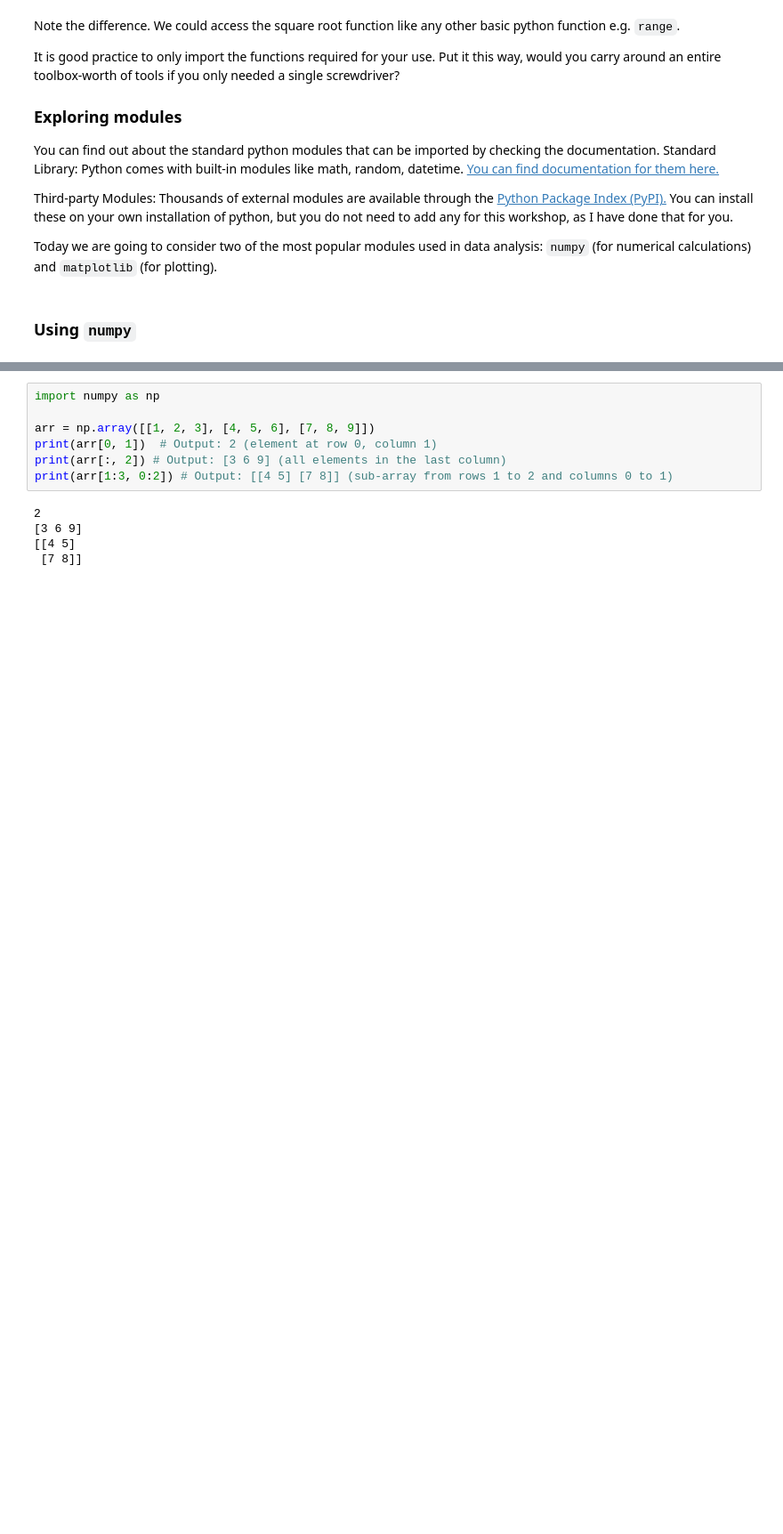
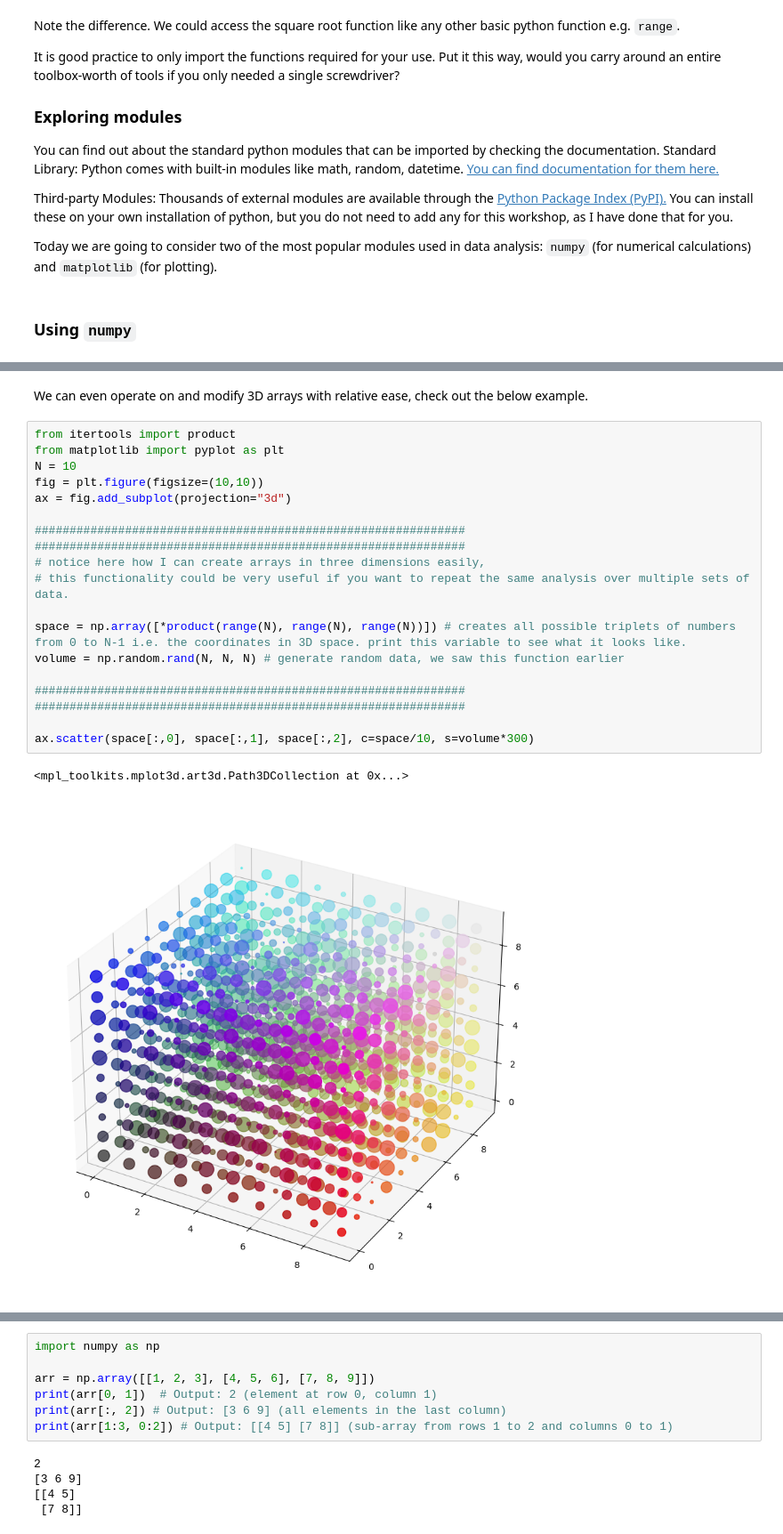
Before and after one commit to guspettey/B4-python-workspace, a Jupyter notebook: Session-2/Session-2.ipynb, the cells around one changed output, grey strips where cells are left out. Shown: that part at 89% size. Cells and saved outputs as stored; diff of their text form; blank space fills up the shorter version.

```diff
--- a/Session-2/Session-2.ipynb
+++ b/Session-2/Session-2.ipynb
@@ -77,0 +120,24 @@ The code used to do all of this was very very lengthy indeed, but I think shows
+# %% [markdown]
+We can even operate on and modify 3D arrays with relative ease, check out the below example.
+# %%
+from itertools import product
+from matplotlib import pyplot as plt
+N = 10
+fig = plt.figure(figsize=(10,10))
+ax = fig.add_subplot(projection="3d")
+
+##############################################################
+##############################################################
+# notice here how I can create arrays in three dimensions easily,
+# this functionality could be very useful if you want to repeat the same analysis over multiple sets of data.
+
+space = np.array([*product(range(N), range(N), range(N))]) # creates all possible triplets of numbers from 0 to N-1 i.e. the coordinates in 3D space. print this variable to see what it looks like.
+volume = np.random.rand(N, N, N) # generate random data, we saw this function earlier
+
+##############################################################
+##############################################################
+
+ax.scatter(space[:,0], space[:,1], space[:,2], c=space/10, s=volume*300)
+# %% [output]
+<mpl_toolkits.mplot3d.art3d.Path3DCollection at 0x...>
+[figure, added]
```
Also changed, not shown: parts of 33 cells of this notebook, 2 other files.
